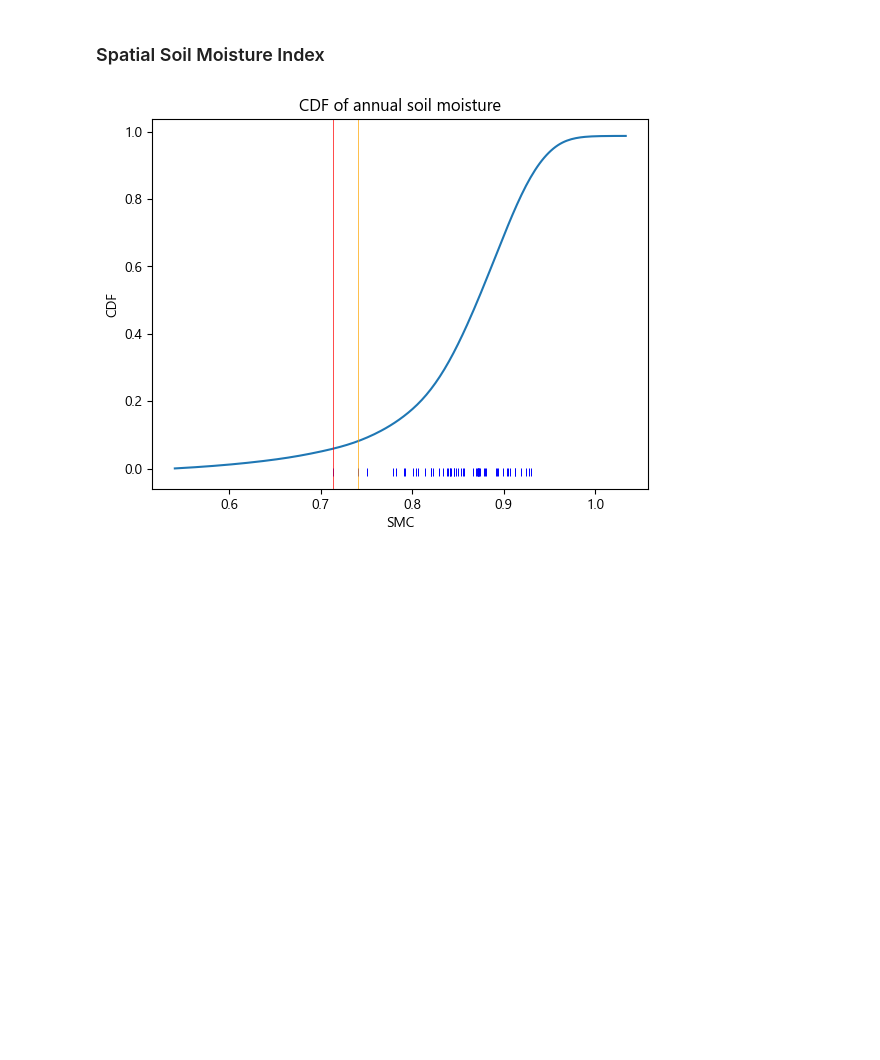
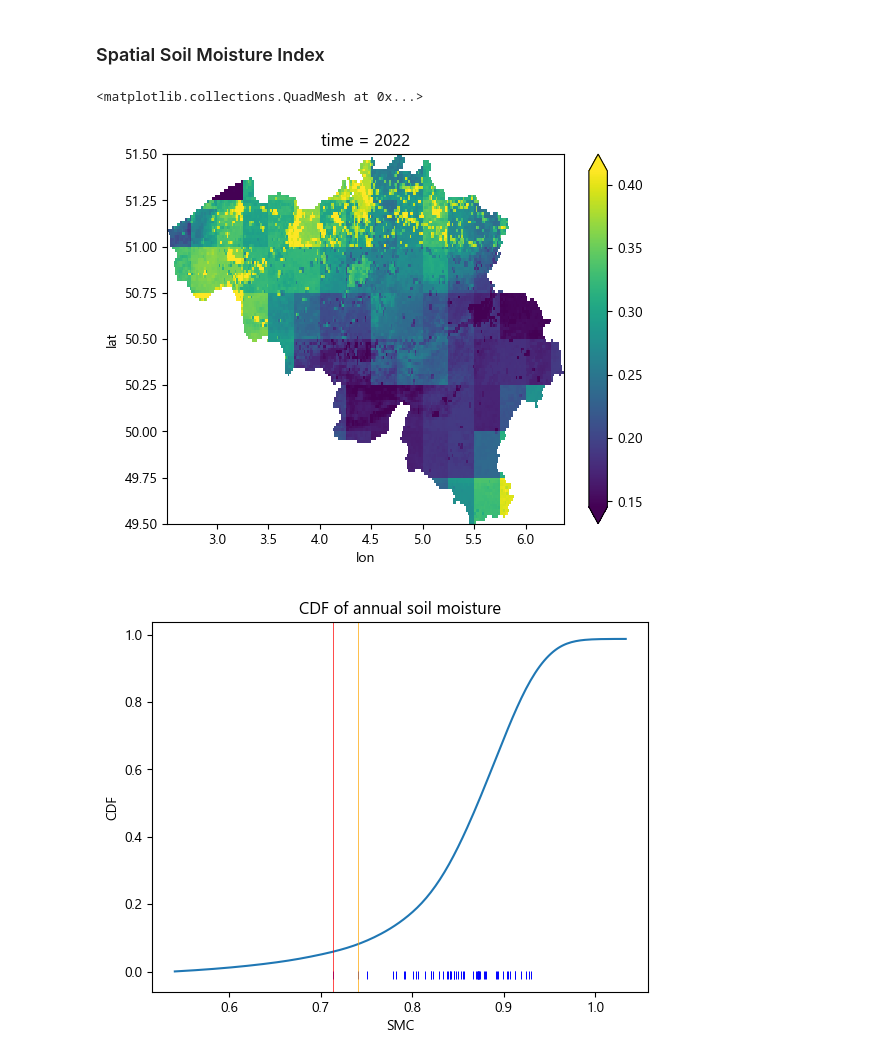
Before and after one commit to klekarkar/mHM_IO_dataprocessing, a Jupyter notebook: SoilMoistureIndex.ipynb, the cells around one changed output. Drawn from its saved outputs; the diff is of its cells as text; code cells hidden in the pictures; blank space fills up the shorter version.

```diff
--- a/soilmoisture_anomalies.ipynb
+++ b/SoilMoistureIndex.ipynb
@@ -187,7 +185,7 @@ data_summer
 # %%
-variable = 'SM_L02'
+variable = 'SM_Lall'
 # Define the x-axis range for KDE (fixed for consistency across grid cells)
-cdf_length = 200  # Number of points for the CDF
+cdf_length = 100  # Number of points for the CDF
 cdf_x = None  # To store the x-axis values for the CDF (soil moisture range)
 
 # Initialize a 3D array for storing the CDFs
@@ -210,7 +208,7 @@ for i in range(len(data_summer_avg.lon)):  # Longitude dimension
             continue
 
         # Compute optimal bandwidth for KDE
-        bandwidths = np.linspace(0.001, 0.9, 200)
+        bandwidths = np.linspace(0.001, 0.1, 50)
         optimal_h = compute_optimal_h(soil_moisture, bandwidths)
 
         # Perform KDE
@@ -234,6 +240,6 @@ for i in range(len(data_summer_avg.lon)):  # Longitude dimension
 # %%
 drought_threshold = 0.2
-time_steps = data_summer_avg.year.size
+time_steps = data_summer_avg.time.size
 
 # Initialize a 2D array for storing drought status and percentiles
 drought_map = np.full((time_steps, len(data_summer_avg.lat), len(data_summer_avg.lon)), np.nan)  # 3D array for drought status
@@ -250,7 +256,7 @@ for i in range(len(data_summer_avg.lon)):
         # Loop through each timestep
         for t in range(time_steps):
             # Get the soil moisture at the current timestep
-            current_sm = data_summer_avg[variable].isel(lon=i, lat=j, year=t).values
+            current_sm = data_summer_avg[variable].isel(lon=i, lat=j, time=t).values
 
             # Skip NaN values
             if np.isnan(current_sm):
@@ -267,12 +273,12 @@ for i in range(len(data_summer_avg.lon)):
 # %%
 drought_data = xr.DataArray(
     data=drought_map,
-    coords={"time":data_summer_avg.year.values, "lat": data_summer_avg.lat.values, "lon": data_summer_avg.lon.values},
+    coords={"time":data_summer_avg.time.values, "lat": data_summer_avg.lat.values, "lon": data_summer_avg.lon.values},
     dims=["time","lat", "lon"]
 )
 
 percentile_data = xr.DataArray(
     data=percentile_map,
-    coords={"time":data_summer_avg.year.values, "lat": data_summer_avg.lat.values, "lon": data_summer_avg.lon.values},
+    coords={"time":data_summer_avg.time.values, "lat": data_summer_avg.lat.values, "lon": data_summer_avg.lon.values},
     dims=["time","lat", "lon"]
 )
@@ -285,3 +290,8 @@ cdf_data = xr.DataArray(
+# %%
+percentile_data[52].plot(robust=True)
+# %% [output]
+<matplotlib.collections.QuadMesh at 0x...>
+[figure, added]
 # %%
 #extract sm values for the selected grid cell
 sample_ts = data_summer_avg['SM_L02'].mean(dim =['lat', 'lon'])
```
Also changed, not shown: parts of 8 cells of this notebook, 1 other file.
